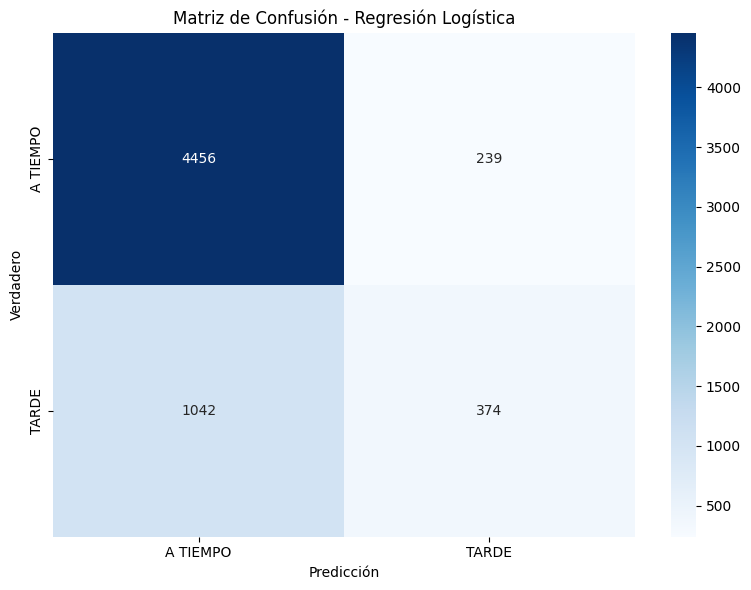
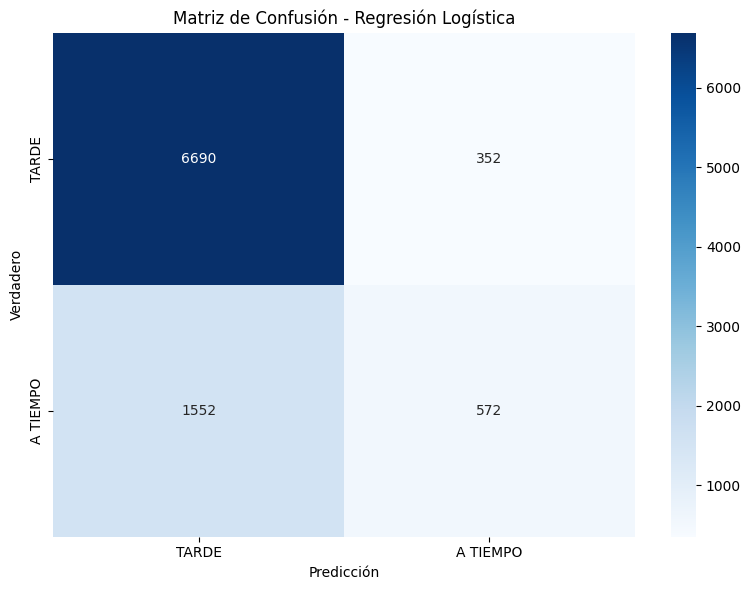
Unified diff of the notebook cell whose output changed from the first chart to the second:
--- before
+++ after
@@ -1,16 +1,21 @@
-# Matriz de confusión y visualización
+# 1. Generar predicciones usando el conjunto de TEST normalizado
 y_pred = logistic_reg.predict(X_test_norm)
+
+# 2. Calcular la matriz (Asegúrate de usar y_test y y_pred)
+# Usamos labels=range(len(le_estado.classes_)) para asegurar el orden numérico 0, 1...
 cm = confusion_matrix(y_test, y_pred)
+
 print("Matriz de confusión:")
 print(cm)
 
-# Visualizar
+# 3. Visualización organizada
 plt.figure(figsize=(8, 6))
 sns.heatmap(cm, annot=True, fmt='d', cmap='Blues', 
-            xticklabels=le_estado.classes_, 
-            yticklabels=le_estado.classes_)
+            xticklabels=['TARDE', 'A TIEMPO' ],
+            yticklabels=['TARDE', 'A TIEMPO'],)
+
 plt.title('Matriz de Confusión - Regresión Logística')
-plt.ylabel('Verdadero')
-plt.xlabel('Predicción')
+plt.ylabel('Verdadero') # El eje Y siempre es lo Real
+plt.xlabel('Predicción') # El eje X siempre es la Predicción
 plt.tight_layout()
 plt.show()

Commit: Cambios en las matriz de confusiones de los modelos